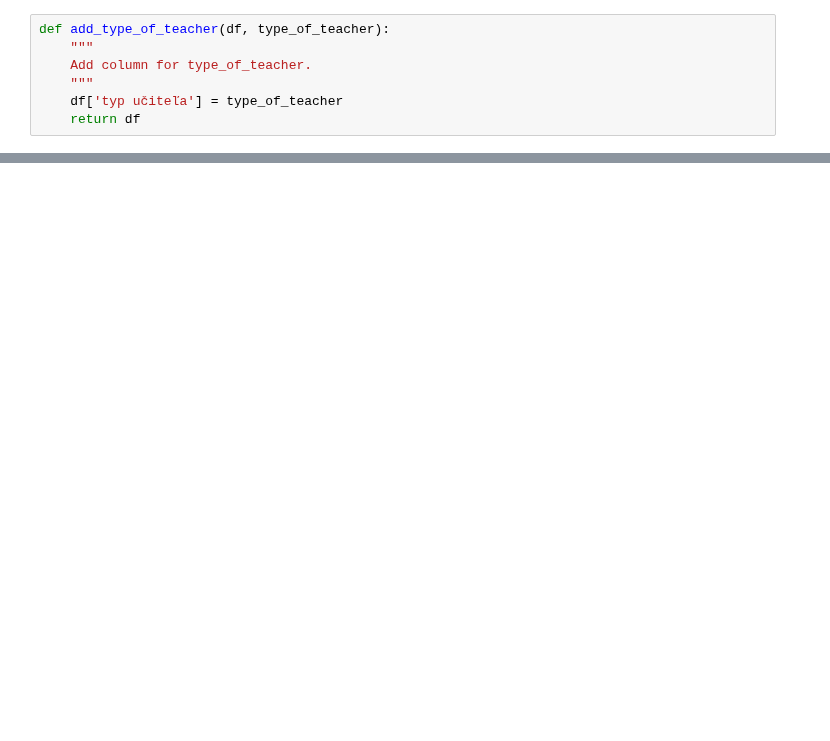
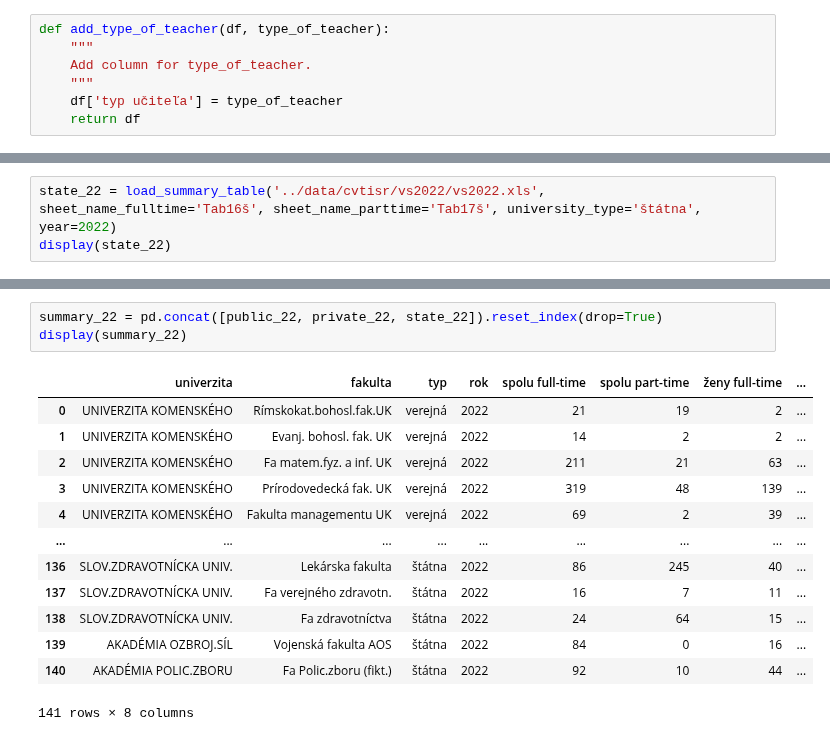
Before and after one commit to hudo16-38/pridav-project, a Jupyter notebook: preprocessing/data_preprocessing_pedagogovia_cvtisr.ipynb, the cells around one changed output, grey strips where cells are left out. Cells and saved outputs as stored; diff of their text form; blank space fills up the shorter version.

```diff
--- a/preprocessing/data_preprocessing_pedagogovia_cvtisr.ipynb
+++ b/preprocessing/data_preprocessing_pedagogovia_cvtisr.ipynb
@@ -90,0 +123,3 @@ def create_degrees_table(file_path, sheet_name, commitment='full-time'):
+# %%
+state_22 = load_summary_table('../data/cvtisr/vs2022/vs2022.xls', sheet_name_fulltime='Tab16š', sheet_name_parttime='Tab17š', university_type='štátna', year=2022)
+display(state_22)
@@ -91 +135,18 @@ def create_degrees_table(file_path, sheet_name, commitment='full-time'):
+# %%
+summary_22 = pd.concat([public_22, private_22, state_22]).reset_index(drop=True)
+display(summary_22)
+# %% [output]
+|  | univerzita | fakulta | typ | rok | spolu full-time | spolu part-time | ženy full-time | ... |
+| 0 | UNIVERZITA KOMENSKÉHO | Rímskokat.bohosl.fak.UK | verejná | 2022 | 21 | 19 | 2 | ... |
+| 1 | UNIVERZITA KOMENSKÉHO | Evanj. bohosl. fak. UK | verejná | 2022 | 14 | 2 | 2 | ... |
+| 2 | UNIVERZITA KOMENSKÉHO | Fa matem.fyz. a inf. UK | verejná | 2022 | 211 | 21 | 63 | ... |
+| 3 | UNIVERZITA KOMENSKÉHO | Prírodovedecká fak. UK | verejná | 2022 | 319 | 48 | 139 | ... |
+| 4 | UNIVERZITA KOMENSKÉHO | Fakulta managementu UK | verejná | 2022 | 69 | 2 | 39 | ... |
+| ... | ... | ... | ... | ... | ... | ... | ... | ... |
+| 136 | SLOV.ZDRAVOTNÍCKA UNIV. | Lekárska fakulta | štátna | 2022 | 86 | 245 | 40 | ... |
+| 137 | SLOV.ZDRAVOTNÍCKA UNIV. | Fa verejného zdravotn. | štátna | 2022 | 16 | 7 | 11 | ... |
+| 138 | SLOV.ZDRAVOTNÍCKA UNIV. | Fa zdravotníctva | štátna | 2022 | 24 | 64 | 15 | ... |
+| 139 | AKADÉMIA OZBROJ.SÍL | Vojenská fakulta AOS | štátna | 2022 | 84 | 0 | 16 | ... |
+| 140 | AKADÉMIA POLIC.ZBORU | Fa Polic.zboru (fikt.) | štátna | 2022 | 92 | 10 | 44 | ... |
+141 rows × 8 columns
 # %%
```
Also changed, not shown: parts of 12 cells of this notebook.
